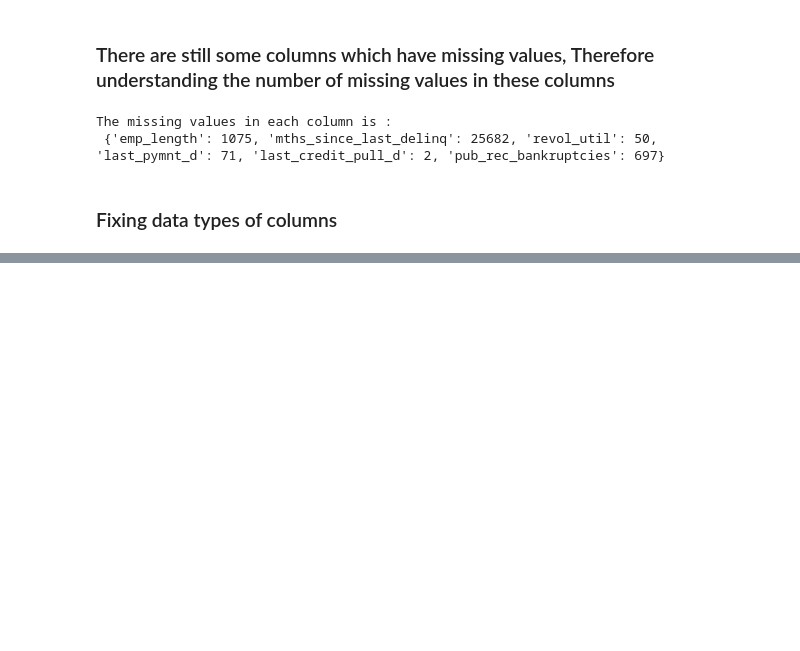
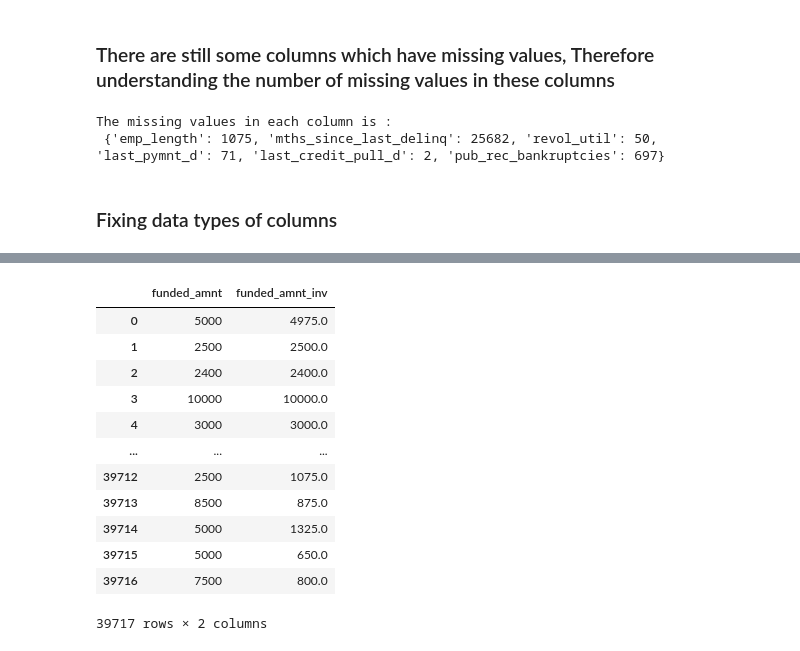
Before and after one commit to karthickchetti/LendingClubCaseStudy, a Jupyter notebook: Karthick_Chetti.ipynb, the cells around one changed output, grey strips where cells are left out. Cells and saved outputs as stored; diff of their text form; code cells hidden in the pictures; blank space fills up the shorter version.

```diff
--- a/Karthick_Chetti.ipynb
+++ b/Karthick_Chetti.ipynb
@@ -239,0 +263,16 @@ box_plot_col(lc_df_droppedcol)
+# %%
+num_df.iloc[:,1:3]
+# %% [output]
+|  | funded_amnt | funded_amnt_inv |
+| 0 | 5000 | 4975.0 |
+| 1 | 2500 | 2500.0 |
+| 2 | 2400 | 2400.0 |
+| 3 | 10000 | 10000.0 |
+| 4 | 3000 | 3000.0 |
+| ... | ... | ... |
+| 39712 | 2500 | 1075.0 |
+| 39713 | 8500 | 875.0 |
+| 39714 | 5000 | 1325.0 |
+| 39715 | 5000 | 650.0 |
+| 39716 | 7500 | 800.0 |
+39717 rows × 2 columns
```
Also changed, not shown: parts of 7 cells of this notebook.
